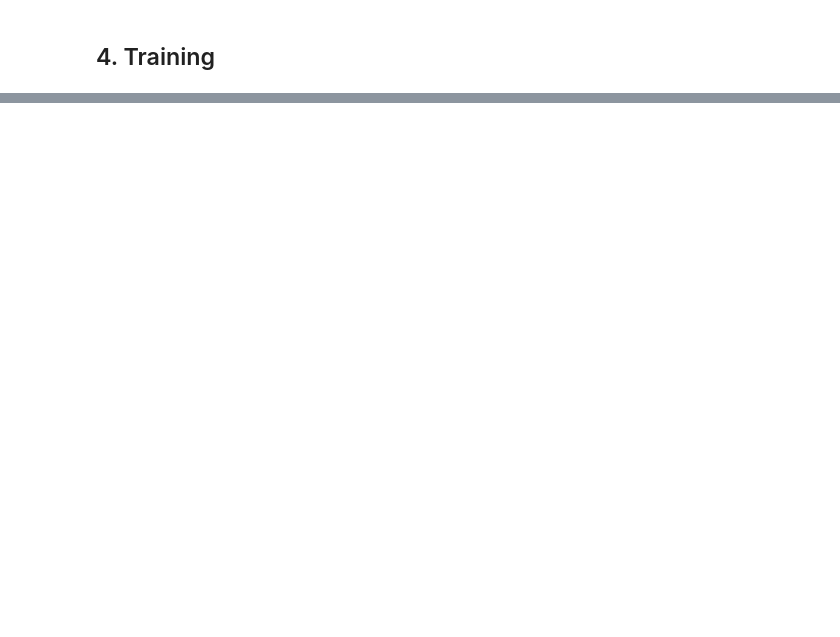
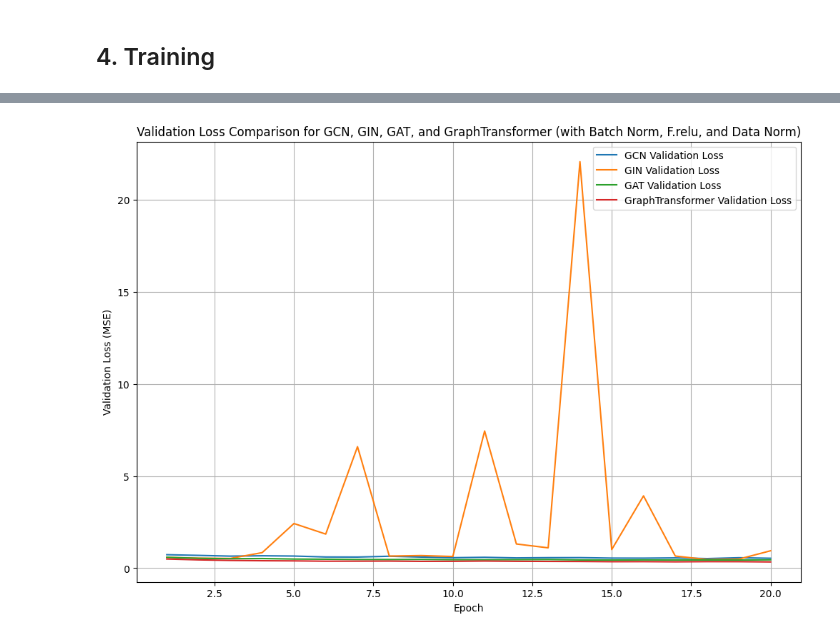
Before and after one commit to AyoubFrihaoui/Graph-Neural-Networks-GNNs---Molecular-Property-Prediction, a Jupyter notebook: training.ipynb, the cells around one changed output, grey strips where cells are left out. Saved outputs shown, nothing was run; the diff lists cells and outputs as text; code cells hidden in the pictures; blank space fills up the shorter version.

Commit message:
trained and got results

```diff
--- a/training.ipynb
+++ b/training.ipynb
@@ -49,18 +49,18 @@ class GIN(torch.nn.Module):
         super(GIN, self).__init__()
         torch.manual_seed(12345)
         self.conv1 = GINConv(
-            Sequential(Linear(num_node_features, hidden_channels), BatchNorm1d(hidden_channels), F.relu(),
-                       Linear(hidden_channels, hidden_channels), F.relu())
+            Sequential(Linear(num_node_features, hidden_channels), BatchNorm1d(hidden_channels), ReLU(),
+                       Linear(hidden_channels, hidden_channels), ReLU())
         )
         self.bn1 = BatchNorm1d(hidden_channels)
         self.conv2 = GINConv(
-            Sequential(Linear(hidden_channels, hidden_channels), BatchNorm1d(hidden_channels), F.relu(),
-                       Linear(hidden_channels, hidden_channels), F.relu())
+            Sequential(Linear(hidden_channels, hidden_channels), BatchNorm1d(hidden_channels), ReLU(),
+                       Linear(hidden_channels, hidden_channels), ReLU())
         )
         self.bn2 = BatchNorm1d(hidden_channels)
         self.conv3 = GINConv(
-            Sequential(Linear(hidden_channels, hidden_channels), BatchNorm1d(hidden_channels), F.relu(),
-                       Linear(hidden_channels, hidden_channels), F.relu())
+            Sequential(Linear(hidden_channels, hidden_channels), BatchNorm1d(hidden_channels), ReLU(),
+                       Linear(hidden_channels, hidden_channels), ReLU())
         )
         self.bn3 = BatchNorm1d(hidden_channels)
         self.lin = Linear(hidden_channels, output_dim)
@@ -148,7 +148,7 @@ class EdgeConvNet(torch.nn.Module):
 # %%
 # --- 4. Define the Graph Transformer Model (using TransformerConv) ---
 class GraphTransformerNet(torch.nn.Module):
-    def __init__(self, num_node_features, num_edge_features, hidden_channels, heads=4, output_dim=1): # Added attention heads
+    def __init__(self, num_node_features, num_edge_features, hidden_channels, heads=8, output_dim=1): # Added attention heads
         super(GraphTransformerNet, self).__init__()
         torch.manual_seed(12345)
         # TransformerConv layers - now aware of edge features
@@ -266,7 +297,7 @@ model = model_class(num_node_features=qm9.num_node_features, hidden_channels=hid
 
 optimizer = torch.optim.Adam(model.parameters(), lr=0.001)
 loss_function = torch.nn.MSELoss()
-epochs = 100
+epochs = 20 # Reduced epochs to 10
 train_losses_gcn = []
 val_losses_gcn = []
 
@@ -280,13 +311,14 @@ for epoch in tqdm(range(1, epochs + 1), desc=f"Training {model_name}"):
     val_losses_gcn.append(val_loss)
     epoch_time = time.time() - epoch_start_time # Epoch training time
 
-    if epoch % 10 == 0:
+    if epoch % 2 == 0: # Print every 2 epochs instead of 10 for shorter training
         print(f'Epoch: {epoch:03d}, Train Loss: {train_loss:.4f}, Val Loss: {val_loss:.4f}, Epoch Time: {epoch_time:.2f}s') # Print epoch time
 
 test_loss_gcn = evaluate(model, test_loader, loss_function)
 results["GCN"] = {"test_loss": test_loss_gcn, "train_losses": train_losses_gcn, "val_losses": val_losses_gcn}
-print(f'\n{model_name} Test Loss: {test_loss_gcn:.4f}')
+total_training_time_gcn = time.time() - start_time # Total training time for GCN
+print(f'\n{model_name} Test Loss: {test_loss_gcn:.4f}, Total Training Time: {total_training_time_gcn:.2f}s') # Print total training time
 
-torch.save(model.state_dict(), f"{model_name}_model.pt") # Save model
-print(f"Saved {model_name} model to: {model_name}_model.pt") # Confirmation message
+torch.save(model.state_dict(), f"{model_name}_model.pt")
+print(f"Saved {model_name} model to: {model_name}_model.pt")
 # %% [output]
@@ -379,0 +488,21 @@ for model_name, result in results.items():
+# %%
+# --- 8. Compare and Plot Results ---
+# (Section 8 code remains the same)
+import matplotlib.pyplot as plt
+
+plt.figure(figsize=(12, 8))
+for model_name, result in results.items():
+    plt.plot(range(1, epochs + 1), result["val_losses"], label=f'{model_name} Validation Loss')
+
+plt.xlabel('Epoch')
+plt.ylabel('Validation Loss (MSE)')
+plt.title('Validation Loss Comparison for GCN, GIN, GAT, and GraphTransformer (with Batch Norm, F.relu, and Data Norm)') # Updated title - EdgeConv removed
+plt.legend()
+plt.grid(True)
+plt.show()
+
+
+for model_name, result in results.items():
+    print(f"{model_name} Test Loss: {result['test_loss']:.4f}")
+# %% [output]
+[figure, added]
```
Also changed, not shown: parts of 11 cells of this notebook, 5 other files.
